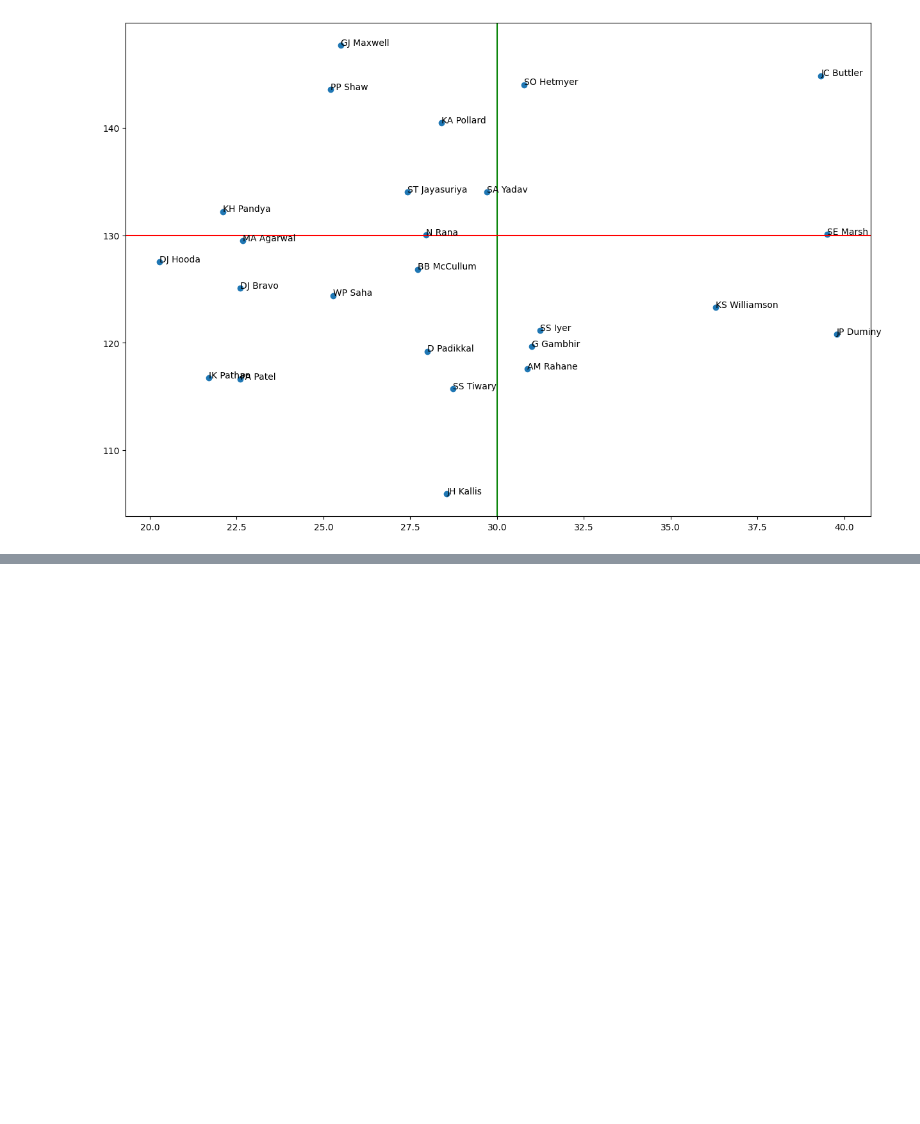
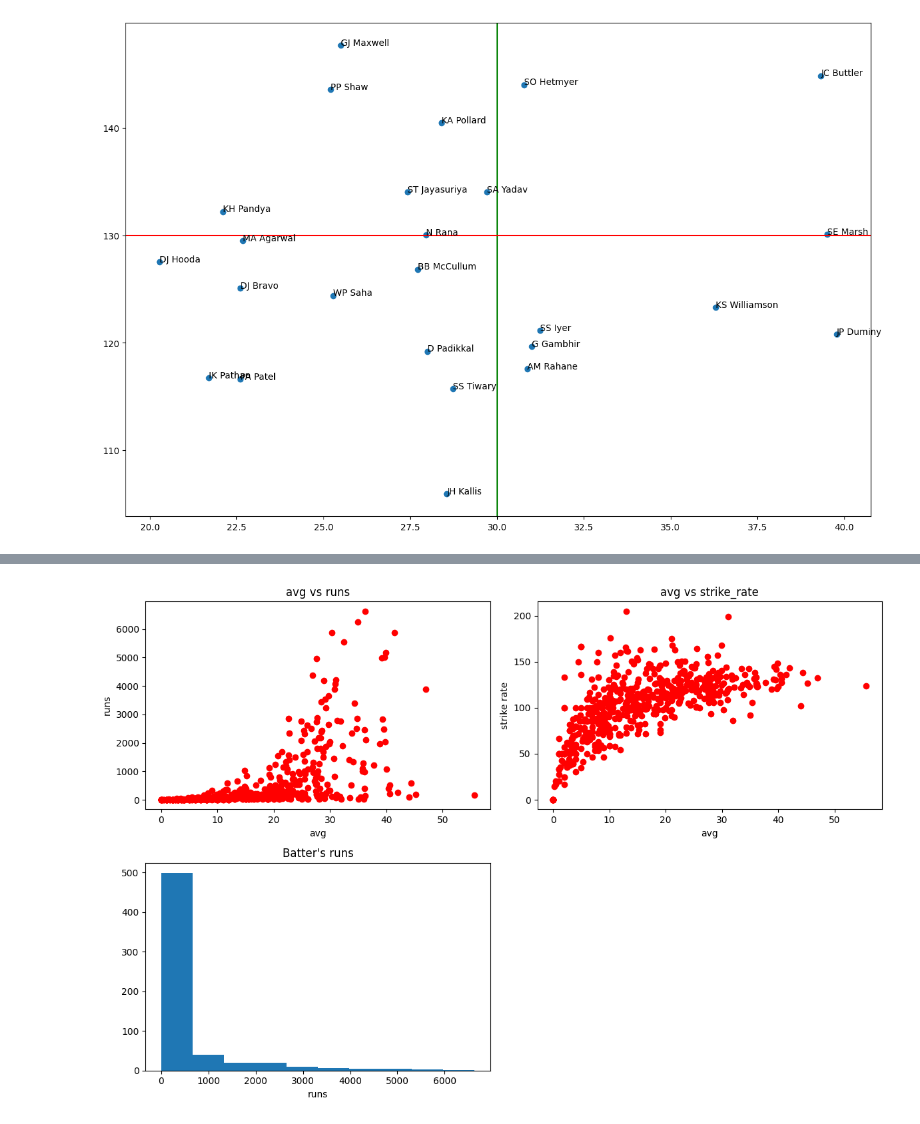
Before and after one commit to santoshbohra123/matplotlib, a Jupyter notebook: Untitled0.ipynb, the cells around one changed output, grey strips where cells are left out. Saved outputs shown, nothing was run; the diff lists cells and outputs as text; code cells hidden in the pictures; blank space fills up the shorter version.

```diff
--- a/Untitled0.ipynb
+++ b/Untitled0.ipynb
@@ -103,0 +185,37 @@ for i in range(sample_df.shape[0]):
+# %%
+# Another ways to create graph
+
+# fig = plt.figure()
+fig = plt.figure(figsize=(12,8))
+
+ax1 = fig.add_subplot(2,2,1)
+ax1.scatter(batters["avg"],batters["runs"],color = 'red')
+
+ax1.set_title("avg vs runs")
+ax1.set_xlabel("avg")
+ax1.set_ylabel("runs")
+
+ax2 = fig.add_subplot(2,2,2)
+ax2.scatter(batters["avg"],batters["strike_rate"],color = 'red')
+ax2.set_title("avg vs strike_rate")
+ax2.set_xlabel("avg")
+ax2.set_ylabel("strike rate")
+
+ax3 = fig.add_subplot(2,2,3)
+ax3.hist(batters["runs"])
+ax3.set_title("Batter's runs")
+ax3.set_xlabel("runs")
+
+# for spacing
+
+plt.tight_layout()
+plt.show()
+
+# fig.subplots_adjust(
+#     hspace=0.5,   # Vertical spacing
+#     wspace=0.3    # Horizontal spacing
+# )
+
+# plt.show()
+# %% [output]
+[figure, added]
```
Also changed, not shown: parts of 10 cells of this notebook.
